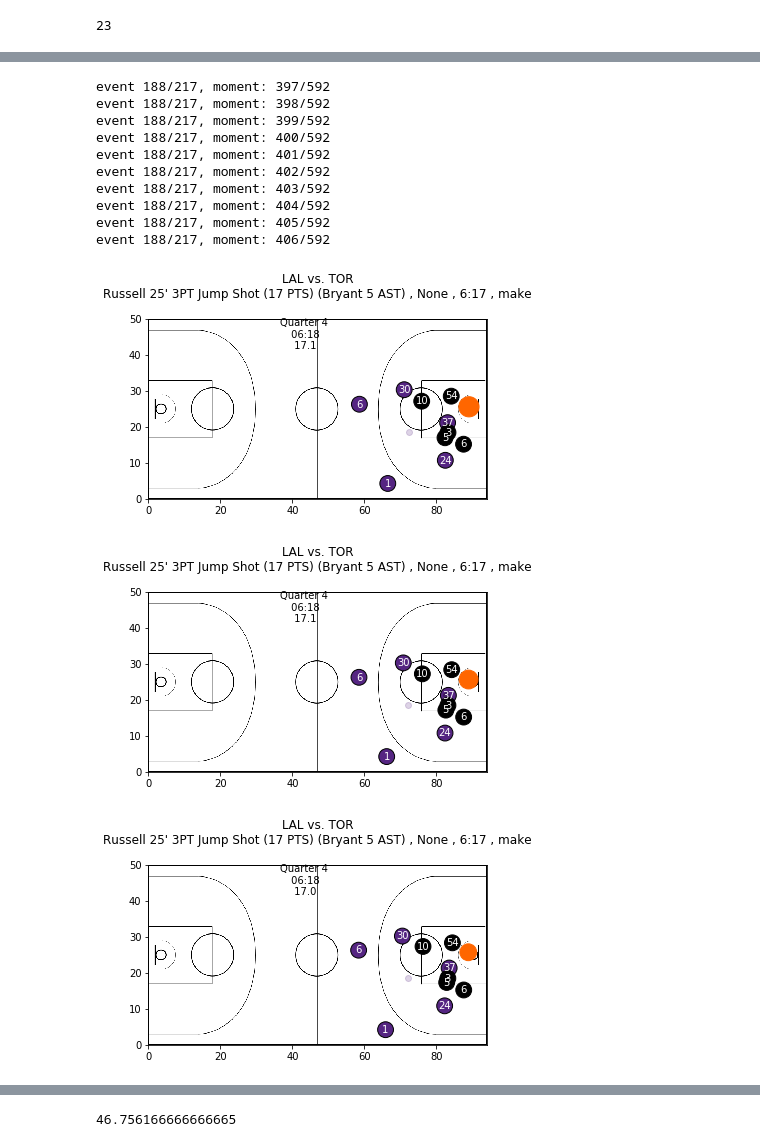
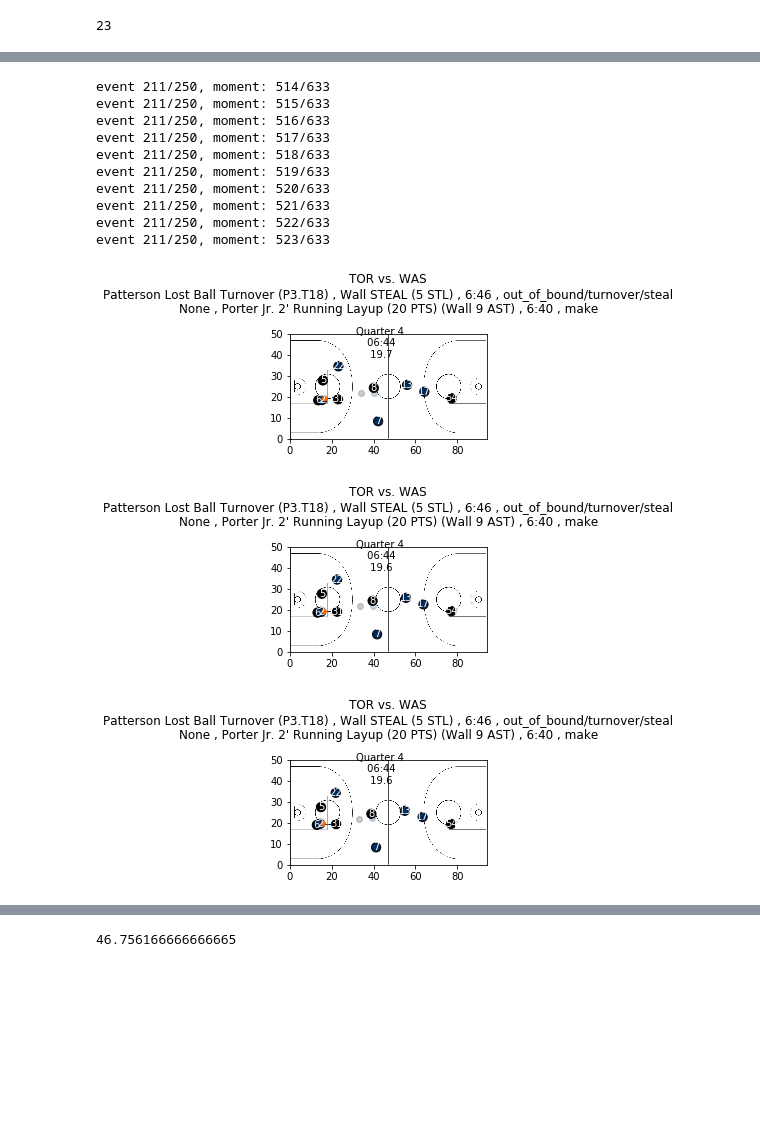
Before and after one commit to jskang/nba_assist_stats, a Jupyter notebook: NBA.ipynb, the cells around one changed output, grey strips where cells are left out. Drawn from its saved outputs; the diff is of its cells as text; code cells hidden in the pictures; blank space fills up the shorter version.

```diff
--- a/NBA.ipynb
+++ b/NBA.ipynb
@@ -354,12 +364,10 @@ moving on
 # Go through and find frames exactly where shot happens and when assist happens
 # Check when the clock resets
 search_counter = 0
-counter = 0
-prev_time_left_in_game = 0
-prev_shot_clock = 0
-time_stopped = False
-shot_stopped = False
+prev_shot_clock = 24
 slack_time = 5
+moment_list = []
+event_list = []
 for i in xrange(len(moment_data)):
     quarter = moment_data[i][0]
     time_left_in_quarter = moment_data[i][2]
@@ -367,27 +375,14 @@ for i in xrange(len(moment_data)):
     time_left_in_game = time_conversion(quarter, time_left_in_quarter)
     search_time = event_data.time[search_counter]
 
-
-    if prev_time_left_in_game == time_left_in_game and time_stopped == False:
-        time_stopped = True
-        # print 'time stopped'
-        # print prev_time_left_in_game, time_left_in_game
-
-    if prev_time_left_in_game != time_left_in_game and time_stopped == True:
-        time_stopped = False
-        # print prev_time_left_in_game, time_left_in_game, search_time
-        if prev_time_left_in_game > search_time - slack_time: #and prev_time_left_in_game < search_time + 1:
-            print 'time started'
-            print 'time', moment_data[i], time_left_in_game, event_data.time[search_counter]
-            search_counter = search_counter + 1
-            time_stopped = False
-
     if prev_shot_clock > shot_clock and shot_clock != None and prev_shot_clock != None:
         # print prev_shot_clock, shot_clock, time_left_in_game
         # print "Shot Clock Reset", time_left_in_game, prev_shot_clock, shot_clock
         if time_left_in_game > search_time - slack_time:
             if prev_shot_clock > 23.9:
-                print 'shot', moment_data[i], prev_time_left_in_game, event_data.time[search_counter]
+                print 'shot', moment_data[i], prev_time_left_in_game, event_data.time[search_counter], search_counter
+                moment_list.append(i)
+                event_list.append(search_counter)
             search_counter = search_counter + 1
 
     prev_shot_clock = shot_clock
@@ -395,12 +390,7 @@ for i in xrange(len(moment_data)):
 
     if search_counter >= len(event_data):
         break
-#            break
-#        if counter == 0:
-#            for j in reversed(xrange(50)):
-#
-#        print moment_data[i], time_left_in_game, event_data.time[search_counter]
-#        counter = counter + 1
-#        if counter >= 50:
-#            counter = 0
+
+print moment_list
+print event_list
 # %% [output]
@@ -424,20 +481,20 @@ shot [1, 1448077284042, 635.29, 14.63, 5, 51] 2795.25 2792
 # %%
-event = 188
-moment_count = 402
+event = 211
+moment_count = 519
 difference = 5
 for i in xrange((moment_count-difference),(moment_count+difference)):
     draw_court(event, i)
 # %% [output]
-event 188/217, moment: 397/592
-event 188/217, moment: 398/592
-event 188/217, moment: 399/592
-event 188/217, moment: 400/592
-event 188/217, moment: 401/592
-event 188/217, moment: 402/592
-event 188/217, moment: 403/592
-event 188/217, moment: 404/592
-event 188/217, moment: 405/592
-event 188/217, moment: 406/592
+event 211/250, moment: 514/633
+event 211/250, moment: 515/633
+event 211/250, moment: 516/633
+event 211/250, moment: 517/633
+event 211/250, moment: 518/633
+event 211/250, moment: 519/633
+event 211/250, moment: 520/633
+event 211/250, moment: 521/633
+event 211/250, moment: 522/633
+event 211/250, moment: 523/633
-[figure, old version]
+[figure, new version]
-[figure, old version]
+[figure, new version]
-[figure, old version]
+[figure, new version]
```
Also changed, not shown: parts of 9 cells of this notebook.
